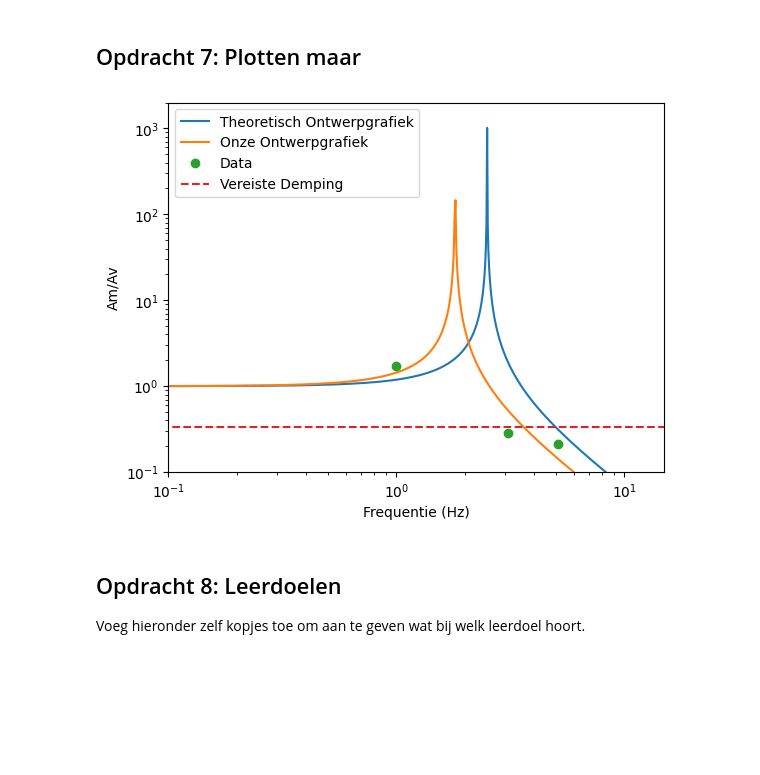
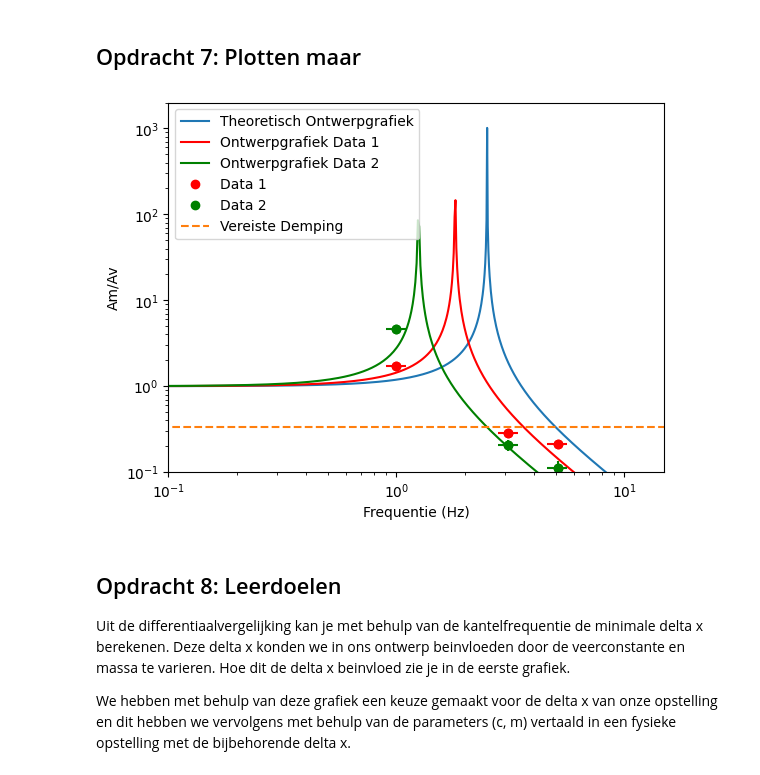
Before and after one commit to DavantePES/Def-D, a Jupyter notebook: FysiekeOntwerpopdrachten/5MaakEenOpstellingTrillingsvrij/Ontwerpopdracht5MaakEenOpstellingTrillingsvrijInvulTemplate.ipynb, the cells around one changed output. Cells and saved outputs as stored; diff of their text form; code cells hidden in the pictures; blank space fills up the shorter version.

```diff
--- a/FysiekeOntwerpopdrachten/5MaakEenOpstellingTrillingsvrij/Ontwerpopdracht5MaakEenOpstellingTrillingsvrijInvulTemplate.ipynb
+++ b/FysiekeOntwerpopdrachten/5MaakEenOpstellingTrillingsvrij/Ontwerpopdracht5MaakEenOpstellingTrillingsvrijInvulTemplate.ipynb
@@ -182,28 +182,39 @@ Als je hier negatief geantwoord hebt, kopieer onder deze cel dan alle cellen van
 # %%
 # Voeg hier je plot in.
 
 a_verhoudingen = np.array([1.60/0.93, 0.94/3.28, 1.26/5.88])
 frequenties = np.array([1.0, 3.1, 5.1])
 
+a_verhoudingen2 = np.array([0.64/0.14, 0.24/1.17, 0.37/3.28])
+
 x = np.linspace(0, 100, 1000) # frequentie in Hz
 y = np.abs(1 / (1 - (x/(2*np.pi*f0))**2))
 
-x2 = np.linspace(0, 100, 1000) # frequentie in Hz
 y2 = np.abs(1 / (1 - (x/(2*np.pi*1.81))**2))
 
+y3 = np.abs(1 / (1 - (x/(2*np.pi*1.25))**2))
+
 plt.plot(x/(2*np.pi), y, label='Theoretisch Ontwerpgrafiek')
-plt.plot(x2/(2*np.pi),y2, label='Onze Ontwerpgrafiek')
-plt.plot(frequenties, a_verhoudingen, 'o', label='Data')
-plt.plot(x2, x2*0+1/3, '--', label='Vereiste Demping')
+plt.plot(x/(2*np.pi),y2, 'r', label='Ontwerpgrafiek Data 1')
+plt.plot(x/(2*np.pi), y3, 'g', label='Ontwerpgrafiek Data 2')
+plt.plot(frequenties, a_verhoudingen, 'ro', label='Data 1')
+plt.plot(frequenties, a_verhoudingen2, 'go', label='Data 2')
+plt.plot(x, x*0+1/3, '--', label='Vereiste Demping')
+plt.errorbar(frequenties, a_verhoudingen, yerr=0.1*a_verhoudingen, xerr=0.1*frequenties, fmt='ro')
+plt.errorbar(frequenties, a_verhoudingen2, yerr=0.1*a_verhoudingen, xerr=0.1*frequenties, fmt='go')
 plt.legend()
 plt.loglog()
 plt.ylabel('Am/Av')
 plt.xlabel('Frequentie (Hz)')
 plt.xlim(0.1, 15)
 plt.ylim(0.1, 2000)
 plt.show()
 # %% [output]
-[figure, old version]
+[figure, new version]
 # %% [markdown]
 ## Opdracht 8: Leerdoelen
-Voeg hieronder zelf kopjes toe om aan te geven wat bij welk leerdoel hoort.
+
+
+Uit de differentiaalvergelijking kan je met behulp van de kantelfrequentie de minimale delta x berekenen. Deze delta x konden we in ons ontwerp beinvloeden door de veerconstante en massa te varieren. Hoe dit de delta x beinvloed zie je in de eerste grafiek.
+
+We hebben met behulp van deze grafiek een keuze gemaakt voor de delta x van onze opstelling en dit hebben we vervolgens met behulp van de parameters (c, m) vertaald in een fysieke opstelling met de bijbehorende delta x.
```
Also changed, not shown: parts of 5 cells of this notebook, 1 other file.
